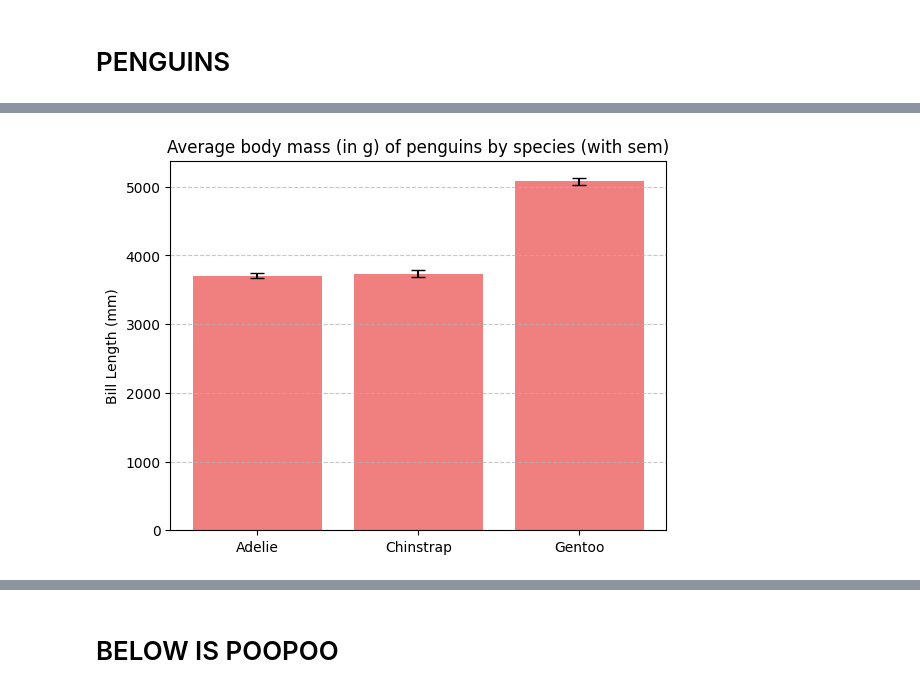
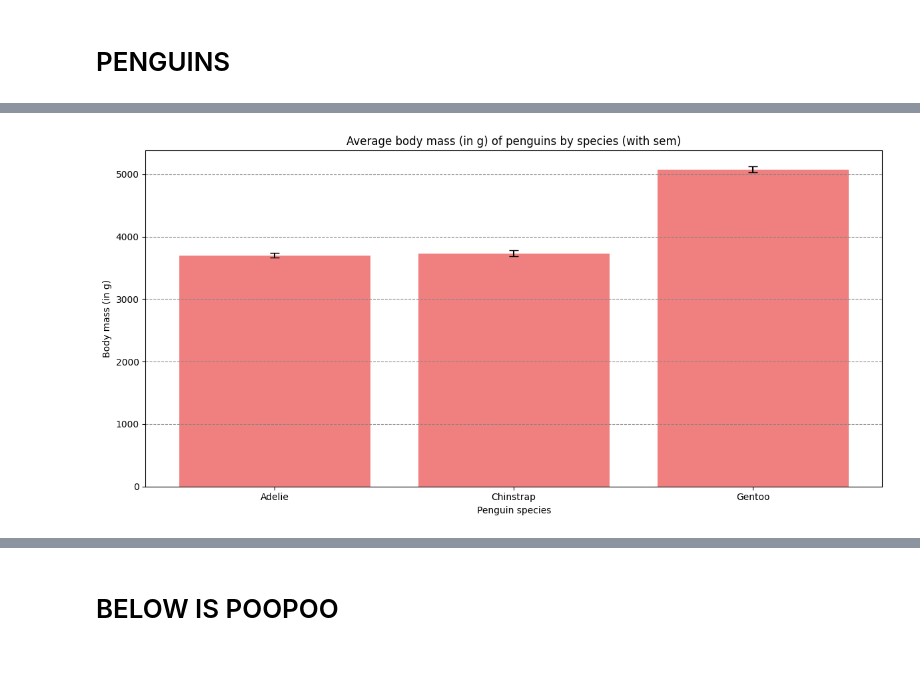
Before and after one commit to aminem0/pywork, a Jupyter notebook: notebooks/jupy04-matplotlib.ipynb, the cells around one changed output, grey strips where cells are left out. Cells and saved outputs as stored; diff of their text form; code cells hidden in the pictures; blank space fills up the shorter version.

```diff
--- a/notebooks/jupy04-matplotlib.ipynb
+++ b/notebooks/jupy04-matplotlib.ipynb
@@ -193,4 +258,4 @@ fig.tight_layout()  # Adjust spacing between subplots
 # PENGUINS
 # %%
 # Read the entire Palmer penguins dataset
-palmer = pd.read_csv(filepath_or_buffer="data/penguins.csv")
+palmer = pd.read_csv(filepath_or_buffer="../data/penguins.csv")
@@ -219,0 +385,12 @@ Index(['species', 'island', 'bill_length_mm', 'bill_depth_mm',
+# %%
+# Group by species and compute mean and std
+grouped_penguins = palmer.dropna(subset=["species", "body_mass_g"]).groupby("species")["body_mass_g"]
+mean_vals = grouped_penguins.mean()
+sem_vals = grouped_penguins.sem()
+
+# See some values
+print("Mean body mass:")
+print(mean_vals)
+
+print("\nStandard error of body mass:")
+print(sem_vals)
@@ -220,14 +411,23 @@ Index(['species', 'island', 'bill_length_mm', 'bill_depth_mm',
 # %%
-# Group by species and compute mean and std
-grouped = palmer.groupby("species")["body_mass_g"]
-mean_vals = grouped.mean()
-sem_vals = grouped.sem()  # or use .sem() for standard error
+# Create the figure and two subplots (2 rows, 2 columns)
+fig, ax = plt.subplots(nrows=1, ncols=1, figsize=(12, 6))
 
-# Plot with error bars
-plt.bar(x=mean_vals.index, height=mean_vals.values, yerr=sem_vals.values, capsize=5, color="lightcoral")
-plt.ylabel("Bill Length (mm)")
-plt.title("Average body mass (in g) of penguins by species (with sem)")
-plt.grid(visible=True, axis="y", linestyle="dashed", alpha=0.7)
+# Draw barplot
+ax.bar(x=mean_vals.index, height=mean_vals.values, yerr=sem_vals.values, capsize=5, color="lightcoral")
+
+# Set title and axes labels
+ax.set_title(label="Average body mass (in g) of penguins by species (with sem)")
+ax.set_xlabel(xlabel="Penguin species")
+ax.set_ylabel(ylabel="Body mass (in g)")
+
+# Add grid if you want
+# Note: It accepts both "grey" and "gray" (whoopee??...)
+ax.grid(visible=True, axis="y", color="grey", linestyle="dashed", alpha=0.9)
+
+# Maximize space
+fig.tight_layout()
+
+# Show the plot
 plt.show()
 # %% [output]
-[figure, old version]
+[figure, new version]
```
Also changed, not shown: parts of 63 cells of this notebook, 7 other files.
